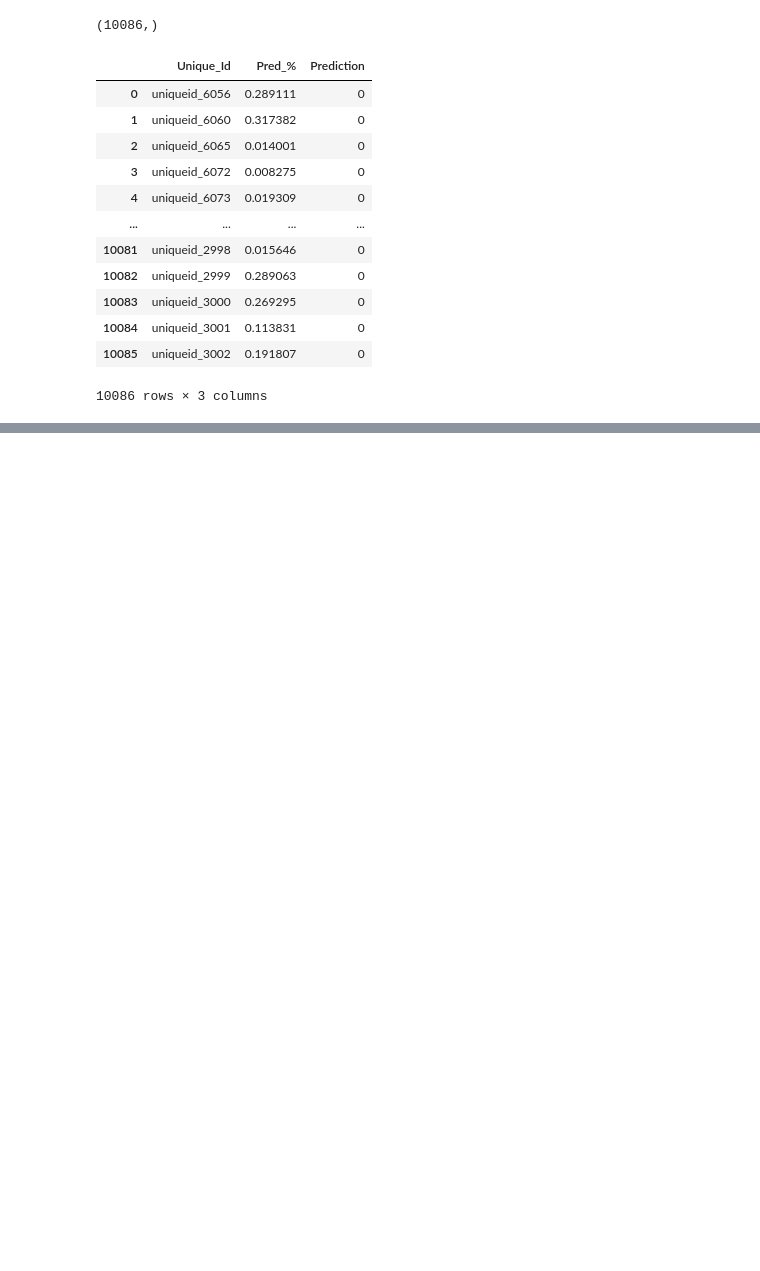
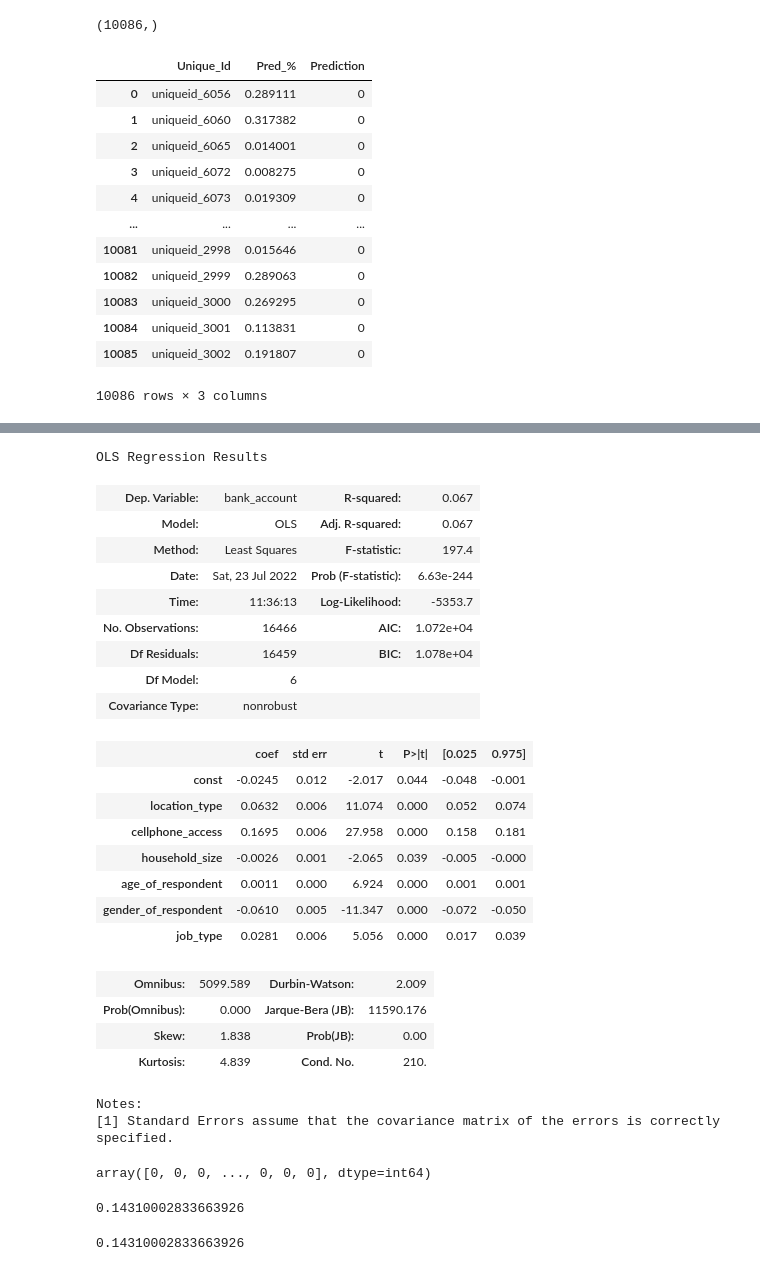
Before and after one commit to Lummy2043/Financial-Inclusion-in-Africa-, a Jupyter notebook: Fin_Inclusion_Africa.ipynb, the cells around one changed output, grey strips where cells are left out. Drawn from its saved outputs; the diff is of its cells as text; code cells hidden in the pictures; blank space fills up the shorter version.

```diff
--- a/Fin_Inclusion_Africa.ipynb
+++ b/Fin_Inclusion_Africa.ipynb
@@ -901,0 +969,2 @@ submission.to_csv('Fin_Incl_AfricaII.csv')
+# %%
+gig = sm.OLS(y_train,X_train)
@@ -901,0 +975,33 @@ submission.to_csv('Fin_Incl_AfricaII.csv')
+# %%
+RT = gig.fit()
+# %%
+RT.summary()
+# %% [output]
+OLS Regression Results
+| Dep. Variable: | bank_account | R-squared: | 0.067 |
+| Model: | OLS | Adj. R-squared: | 0.067 |
+| Method: | Least Squares | F-statistic: | 197.4 |
+| Date: | Sat, 23 Jul 2022 | Prob (F-statistic): | 6.63e-244 |
+| Time: | 11:36:13 | Log-Likelihood: | -5353.7 |
+| No. Observations: | 16466 | AIC: | 1.072e+04 |
+| Df Residuals: | 16459 | BIC: | 1.078e+04 |
+| Df Model: | 6 |  |  |
+| Covariance Type: | nonrobust |  |  |
+|  | coef | std err | t | P>|t| | [0.025 | 0.975] |
+| const | -0.0245 | 0.012 | -2.017 | 0.044 | -0.048 | -0.001 |
+| location_type | 0.0632 | 0.006 | 11.074 | 0.000 | 0.052 | 0.074 |
+| cellphone_access | 0.1695 | 0.006 | 27.958 | 0.000 | 0.158 | 0.181 |
+| household_size | -0.0026 | 0.001 | -2.065 | 0.039 | -0.005 | -0.000 |
+| age_of_respondent | 0.0011 | 0.000 | 6.924 | 0.000 | 0.001 | 0.001 |
+| gender_of_respondent | -0.0610 | 0.005 | -11.347 | 0.000 | -0.072 | -0.050 |
+| job_type | 0.0281 | 0.006 | 5.056 | 0.000 | 0.017 | 0.039 |
+| Omnibus: | 5099.589 | Durbin-Watson: | 2.009 |
+| Prob(Omnibus): | 0.000 | Jarque-Bera (JB): | 11590.176 |
+| Skew: | 1.838 | Prob(JB): | 0.00 |
+| Kurtosis: | 4.839 | Cond. No. | 210. |
+Notes:
+[1] Standard Errors assume that the covariance matrix of the errors is correctly specified.
+# %%
+prediction
+# %% [output]
+array([0, 0, 0, ..., 0, 0, 0], dtype=int64)
@@ -901,0 +1010,8 @@ submission.to_csv('Fin_Incl_AfricaII.csv')
+# %%
+metrics.mean_absolute_error(y_test,prediction)
+# %% [output]
+0.14310002833663926
+# %%
+metrics.mean_squared_error(y_test,prediction)
+# %% [output]
+0.14310002833663926
```
Also changed, not shown: parts of 12 cells of this notebook.
